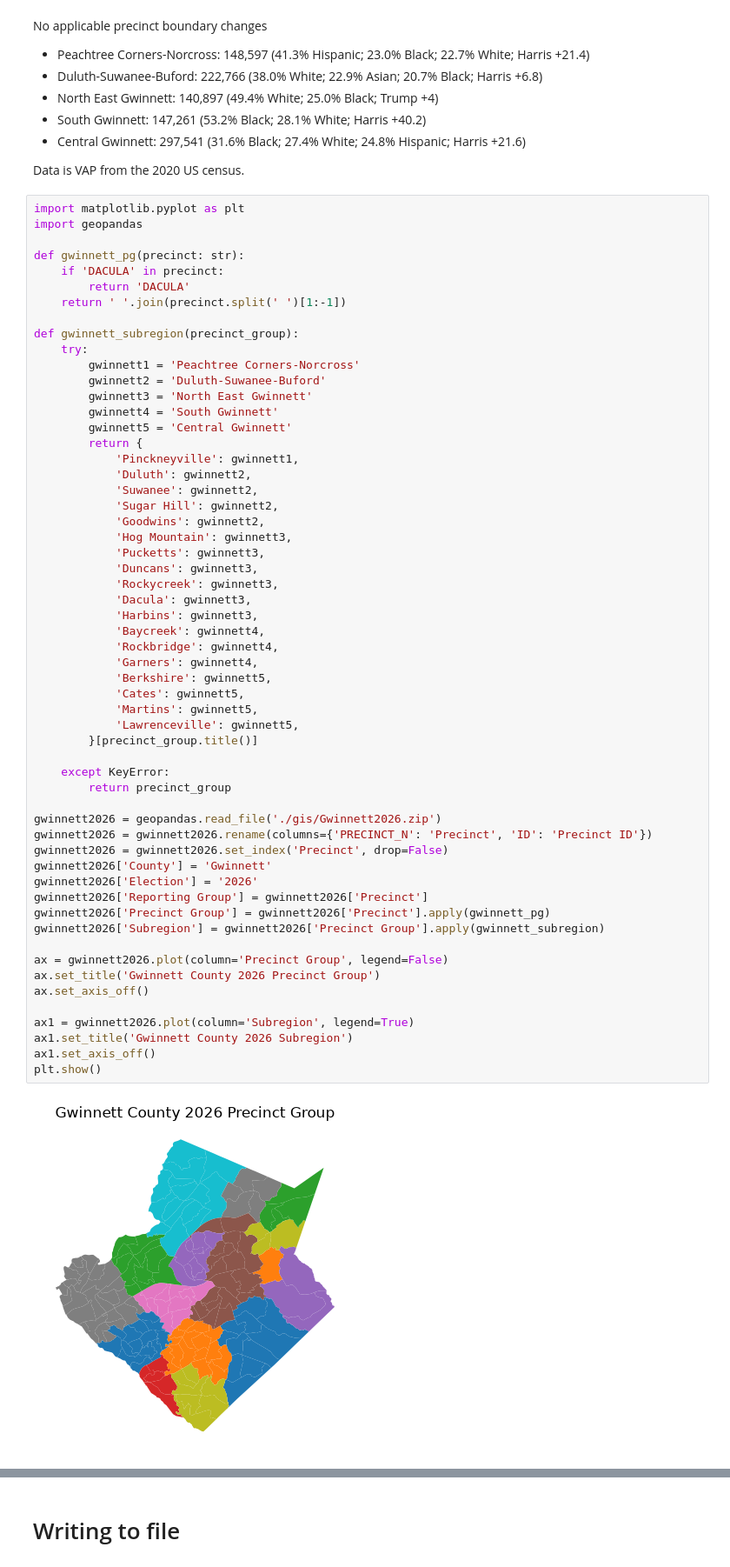
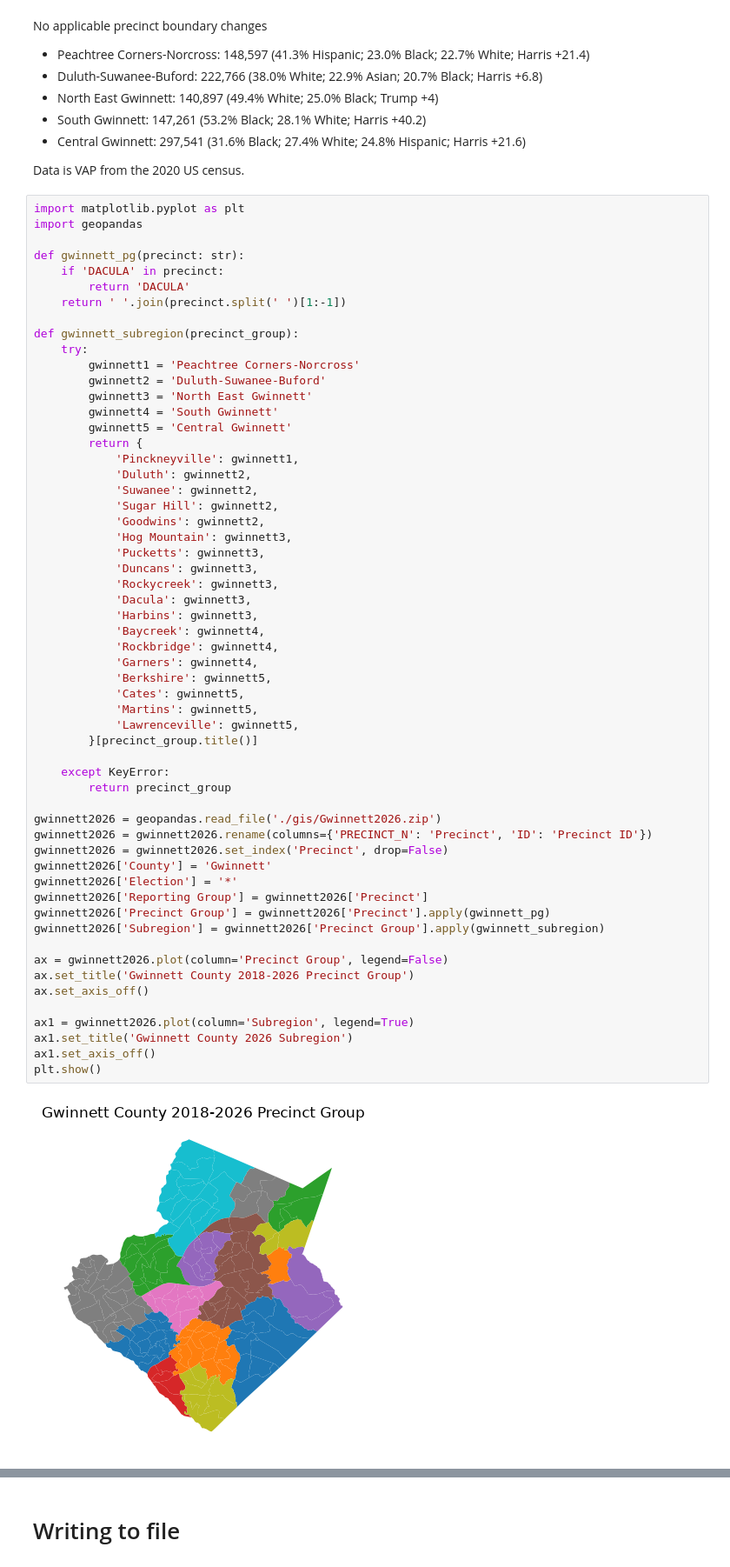
Before and after one commit to davidboers/2026electionmodels, a Jupyter notebook: metro_prec.ipynb, the cells around one changed output, grey strips where cells are left out. Shown at 87% size. Drawn from its saved outputs; the diff is of its cells as text.

```diff
--- a/metro_prec.ipynb
+++ b/metro_prec.ipynb
@@ -919,36 +1074,36 @@ def gwinnett_subregion(precinct_group):
             'Dacula': gwinnett3,
             'Harbins': gwinnett3,
             'Baycreek': gwinnett4,
             'Rockbridge': gwinnett4,
             'Garners': gwinnett4,
             'Berkshire': gwinnett5,
             'Cates': gwinnett5,
             'Martins': gwinnett5,
             'Lawrenceville': gwinnett5,
         }[precinct_group.title()]
 
     except KeyError:
         return precinct_group
 
 gwinnett2026 = geopandas.read_file('./gis/Gwinnett2026.zip')
 gwinnett2026 = gwinnett2026.rename(columns={'PRECINCT_N': 'Precinct', 'ID': 'Precinct ID'})
 gwinnett2026 = gwinnett2026.set_index('Precinct', drop=False)
 gwinnett2026['County'] = 'Gwinnett'
-gwinnett2026['Election'] = '2026'
+gwinnett2026['Election'] = '*'
 gwinnett2026['Reporting Group'] = gwinnett2026['Precinct']
 gwinnett2026['Precinct Group'] = gwinnett2026['Precinct'].apply(gwinnett_pg)
 gwinnett2026['Subregion'] = gwinnett2026['Precinct Group'].apply(gwinnett_subregion)
 
 ax = gwinnett2026.plot(column='Precinct Group', legend=False)
-ax.set_title('Gwinnett County 2026 Precinct Group')
+ax.set_title('Gwinnett County 2018-2026 Precinct Group')
 ax.set_axis_off()
 
 ax1 = gwinnett2026.plot(column='Subregion', legend=True)
 ax1.set_title('Gwinnett County 2026 Subregion')
 ax1.set_axis_off()
 plt.show()
 # %% [output]
-[figure, old version]
+[figure, new version]
 [figure]
 # %% [markdown]
 # Writing to file
```
Also changed, not shown: parts of 11 cells of this notebook, 10 other files.
